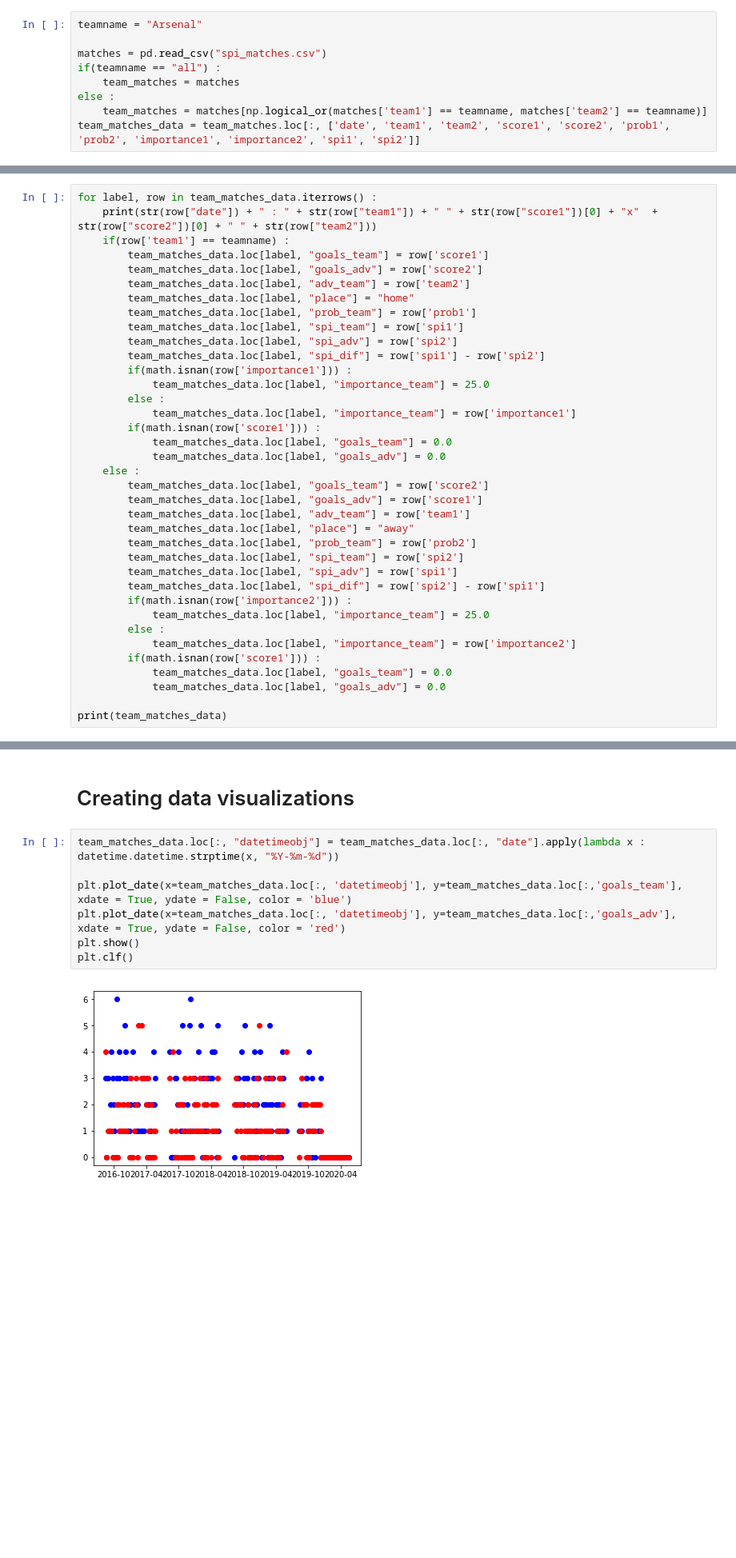
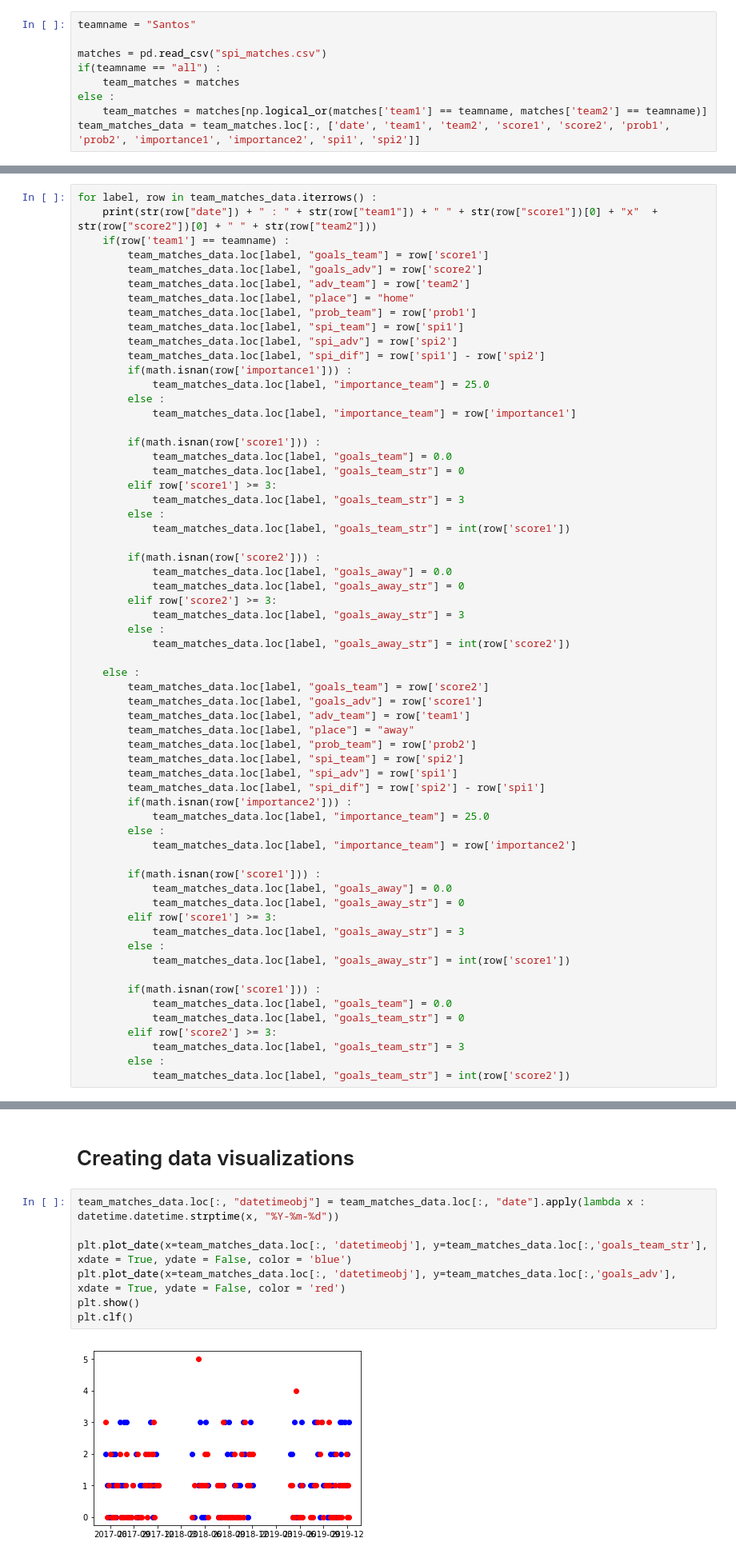
Before and after one commit to aleandrade/Data-Science, a Jupyter notebook: SoccerDataScienceNotebook.ipynb, the cells around one changed output, grey strips where cells are left out. Shown at 80% size. Drawn from its saved outputs; the diff is of its cells as text; blank space fills up the shorter version.

```diff
--- a/SoccerDataScienceNotebook.ipynb
+++ b/SoccerDataScienceNotebook.ipynb
@@ -20,7 +24,7 @@ import math
 import seaborn as sns
 from scipy.stats import randint
 # %%
-teamname = "Arsenal"
+teamname = "Santos"
 
 matches = pd.read_csv("spi_matches.csv")
 if(teamname == "all") :
@@ -46,9 +50,23 @@ for label, row in team_matches_data.iterrows() :
             team_matches_data.loc[label, "importance_team"] = 25.0
         else :
             team_matches_data.loc[label, "importance_team"] = row['importance1']
+
         if(math.isnan(row['score1'])) :
             team_matches_data.loc[label, "goals_team"] = 0.0
-            team_matches_data.loc[label, "goals_adv"] = 0.0
+            team_matches_data.loc[label, "goals_team_str"] = 0
+        elif row['score1'] >= 3:
+            team_matches_data.loc[label, "goals_team_str"] = 3
+        else :
+            team_matches_data.loc[label, "goals_team_str"] = int(row['score1'])
+
+        if(math.isnan(row['score2'])) :
+            team_matches_data.loc[label, "goals_away"] = 0.0
+            team_matches_data.loc[label, "goals_away_str"] = 0
+        elif row['score2'] >= 3:
+            team_matches_data.loc[label, "goals_away_str"] = 3
+        else :
+            team_matches_data.loc[label, "goals_away_str"] = int(row['score2'])
+
     else :
         team_matches_data.loc[label, "goals_team"] = row['score2']
         team_matches_data.loc[label, "goals_adv"] = row['score1']
@@ -62,9 +80,20 @@ for label, row in team_matches_data.iterrows() :
             team_matches_data.loc[label, "importance_team"] = 25.0
         else :
             team_matches_data.loc[label, "importance_team"] = row['importance2']
+
+        if(math.isnan(row['score1'])) :
+            team_matches_data.loc[label, "goals_away"] = 0.0
+            team_matches_data.loc[label, "goals_away_str"] = 0
+        elif row['score1'] >= 3:
+            team_matches_data.loc[label, "goals_away_str"] = 3
+        else :
+            team_matches_data.loc[label, "goals_away_str"] = int(row['score1'])
+
         if(math.isnan(row['score1'])) :
             team_matches_data.loc[label, "goals_team"] = 0.0
-            team_matches_data.loc[label, "goals_adv"] = 0.0
-
-print(team_matches_data)
+            team_matches_data.loc[label, "goals_team_str"] = 0
+        elif row['score2'] >= 3:
+            team_matches_data.loc[label, "goals_team_str"] = 3
+        else :
+            team_matches_data.loc[label, "goals_team_str"] = int(row['score2'])
 # %% [output]
@@ -90,11 +119,11 @@ print(team_matches_data)
 # %%
 team_matches_data.loc[:, "datetimeobj"] = team_matches_data.loc[:, "date"].apply(lambda x : datetime.datetime.strptime(x, "%Y-%m-%d"))
 
-plt.plot_date(x=team_matches_data.loc[:, 'datetimeobj'], y=team_matches_data.loc[:,'goals_team'], xdate = True, ydate = False, color = 'blue')
+plt.plot_date(x=team_matches_data.loc[:, 'datetimeobj'], y=team_matches_data.loc[:,'goals_team_str'], xdate = True, ydate = False, color = 'blue')
 plt.plot_date(x=team_matches_data.loc[:, 'datetimeobj'], y=team_matches_data.loc[:,'goals_adv'], xdate = True, ydate = False, color = 'red')
 plt.show()
 plt.clf()
 # %% [output]
-[figure, old version]
+[figure, new version]
 <Figure size 432x288 with 0 Axes>
 # %%
```
Also changed, not shown: parts of 15 cells of this notebook.
